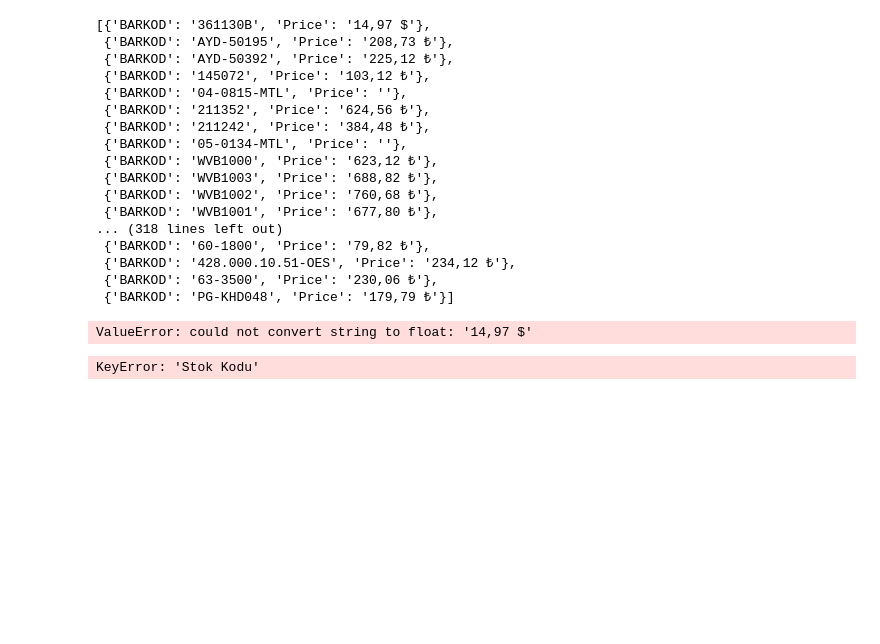
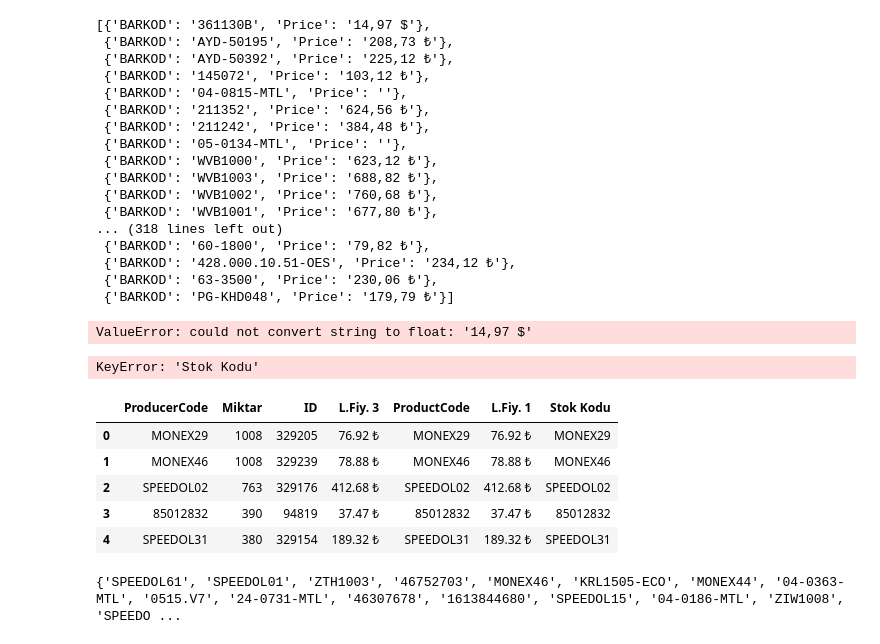
Before and after one commit to guveni/denoto, a Jupyter notebook: analysis.ipynb, the cells around one changed output. Cells and saved outputs as stored; diff of their text form; code cells hidden in the pictures; blank space fills up the shorter version.

Commit message:
hata kodu

```diff
--- a/analysis.ipynb
+++ b/analysis.ipynb
@@ -377,3 +377,25 @@ ValueError: could not convert string to float: '14,97 $'
 stok_data_filtered[stok_data_filtered['Stok Kodu'] == '41-1811B']
 # %% [output]
 KeyError: 'Stok Kodu'
+# %%
+import pandas as pd
+
+
+stok_data = pd.read_csv('sinirli_stoklar.csv', sep=";")
+
+stok_data.head()
+# %% [output]
+|  | ProducerCode | Miktar | ID | L.Fiy. 3 | ProductCode | L.Fiy. 1 | Stok Kodu |
+| 0 | MONEX29 | 1008 | 329205 | 76.92 ₺ | MONEX29 | 76.92 ₺ | MONEX29 |
+| 1 | MONEX46 | 1008 | 329239 | 78.88 ₺ | MONEX46 | 78.88 ₺ | MONEX46 |
+| 2 | SPEEDOL02 | 763 | 329176 | 412.68 ₺ | SPEEDOL02 | 412.68 ₺ | SPEEDOL02 |
+| 3 | 85012832 | 390 | 94819 | 37.47 ₺ | 85012832 | 37.47 ₺ | 85012832 |
+| 4 | SPEEDOL31 | 380 | 329154 | 189.32 ₺ | SPEEDOL31 | 189.32 ₺ | SPEEDOL31 |
+# %%
+# Create a set from the ID column
+stok_data_id_set = set(stok_data['ProductCode'])
+
+# Print the set
+print(stok_data_id_set)
+# %% [output]
+{'SPEEDOL61', 'SPEEDOL01', 'ZTH1003', '46752703', 'MONEX46', 'KRL1505-ECO', 'MONEX44', '04-0363-MTL', '0515.V7', '24-0731-MTL', '46307678', '1613844680', 'SPEEDOL15', '04-0186-MTL', 'ZIW1008', 'SPEEDO ...
```
Also changed, not shown: parts of 4 cells of this notebook, 1 other file.
